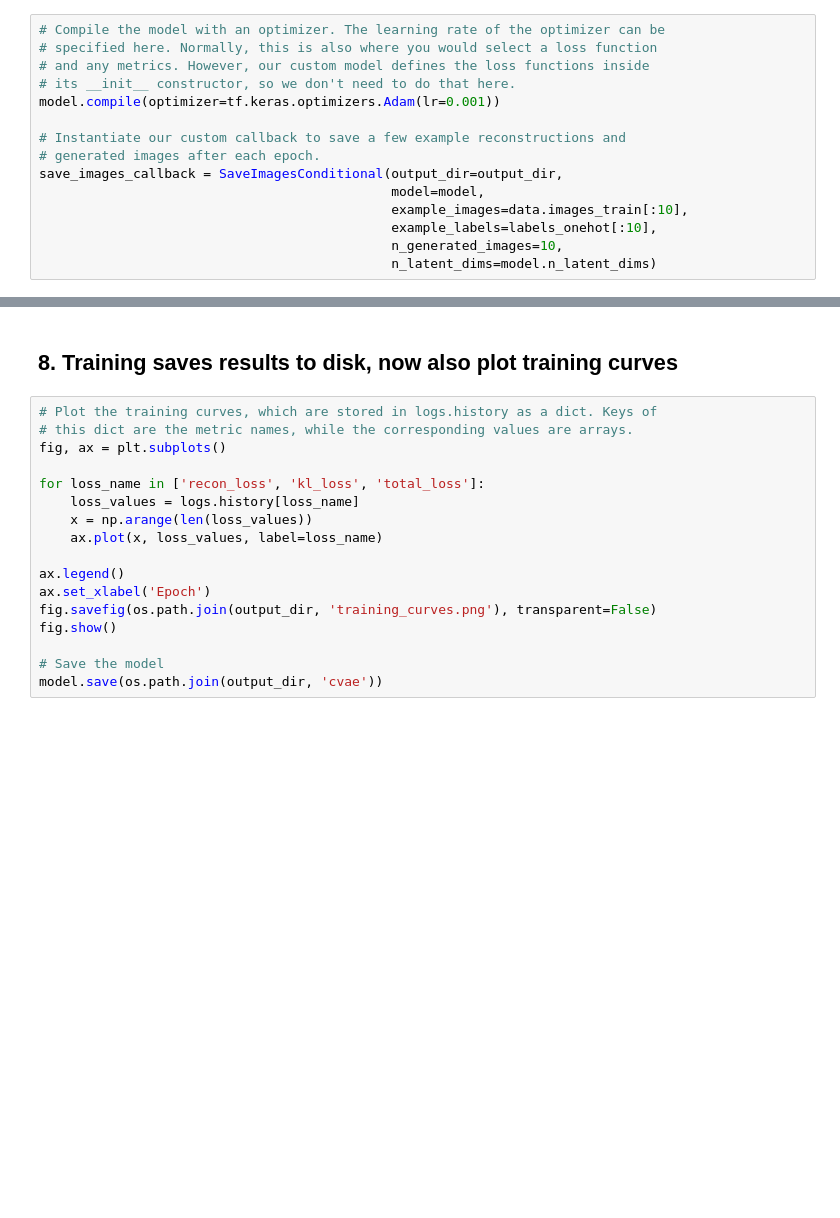
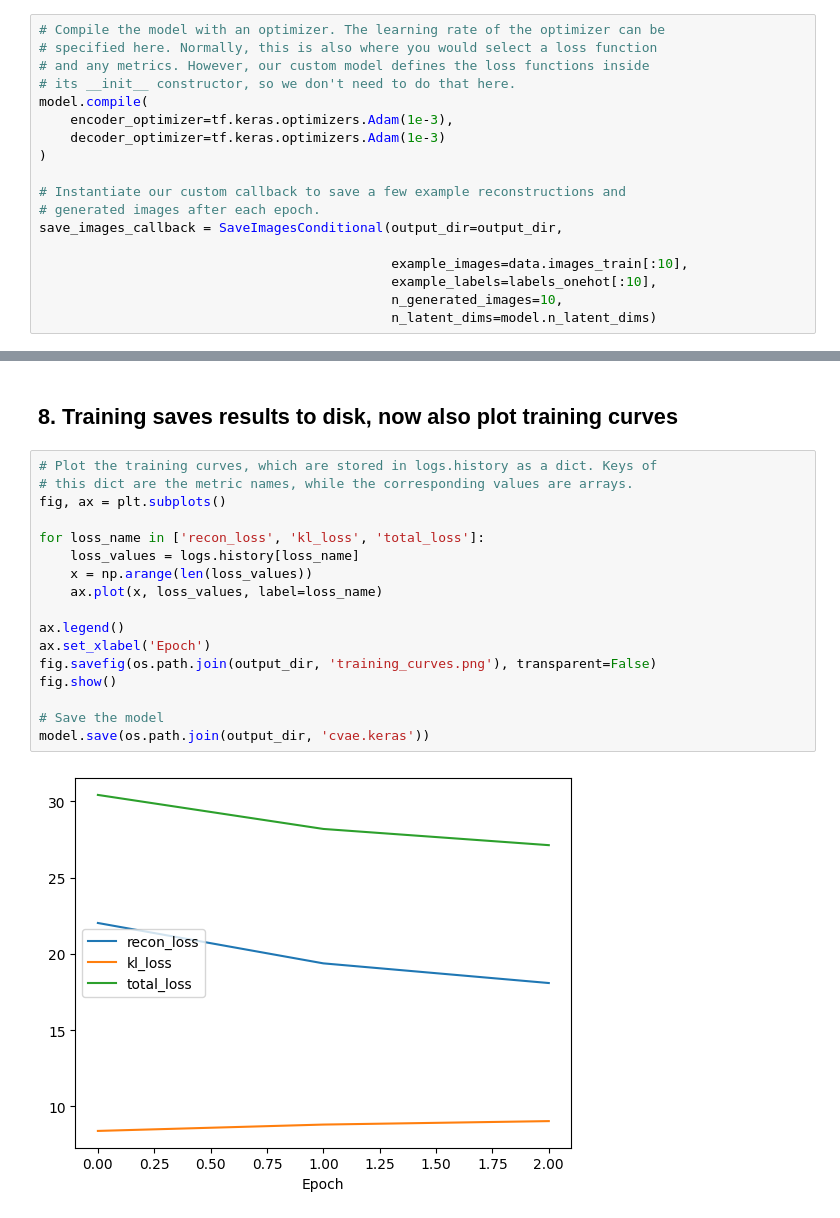
Before and after one commit to UTSW-Software-Engineering-Course-2025/Module_2_Yi, a Jupyter notebook: 04_ExerciseCodeAndInstructions/vaegan/train_cvae_mnist.ipynb, the cells around one changed output, grey strips where cells are left out. Cells and saved outputs as stored; diff of their text form; blank space fills up the shorter version.

```diff
--- a/04_ExerciseCodeAndInstructions/vaegan/train_cvae_mnist.ipynb
+++ b/04_ExerciseCodeAndInstructions/vaegan/train_cvae_mnist.ipynb
@@ -193,12 +253,15 @@ dec.summary()
 # specified here. Normally, this is also where you would select a loss function
 # and any metrics. However, our custom model defines the loss functions inside
 # its __init__ constructor, so we don't need to do that here.
-model.compile(optimizer=tf.keras.optimizers.Adam(lr=0.001))
+model.compile(
+    encoder_optimizer=tf.keras.optimizers.Adam(1e-3),
+    decoder_optimizer=tf.keras.optimizers.Adam(1e-3)
+)
 
 # Instantiate our custom callback to save a few example reconstructions and
 # generated images after each epoch.
 save_images_callback = SaveImagesConditional(output_dir=output_dir,
-                                             model=model,
+
                                              example_images=data.images_train[:10],
                                              example_labels=labels_onehot[:10],
                                              n_generated_images=10,
@@ -237,17 +345,19 @@ logs = model.fit([data.images_train, labels_onehot],
 # %%
 # Plot the training curves, which are stored in logs.history as a dict. Keys of
 # this dict are the metric names, while the corresponding values are arrays.
 fig, ax = plt.subplots()
 
 for loss_name in ['recon_loss', 'kl_loss', 'total_loss']:
     loss_values = logs.history[loss_name]
     x = np.arange(len(loss_values))
     ax.plot(x, loss_values, label=loss_name)
 
 ax.legend()
 ax.set_xlabel('Epoch')
 fig.savefig(os.path.join(output_dir, 'training_curves.png'), transparent=False)
 fig.show()
 
 # Save the model
-model.save(os.path.join(output_dir, 'cvae'))
+model.save(os.path.join(output_dir, 'cvae.keras'))
+# %% [output]
+[figure, added]
```
Also changed, not shown: parts of 8 cells of this notebook, 4 other files.
